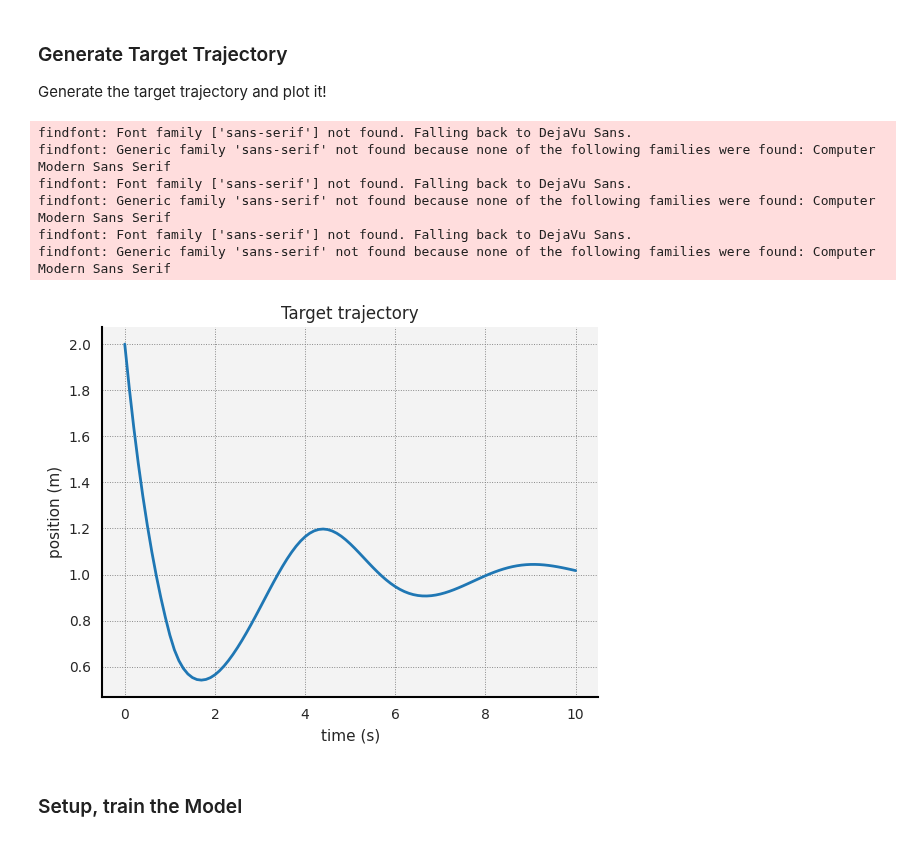
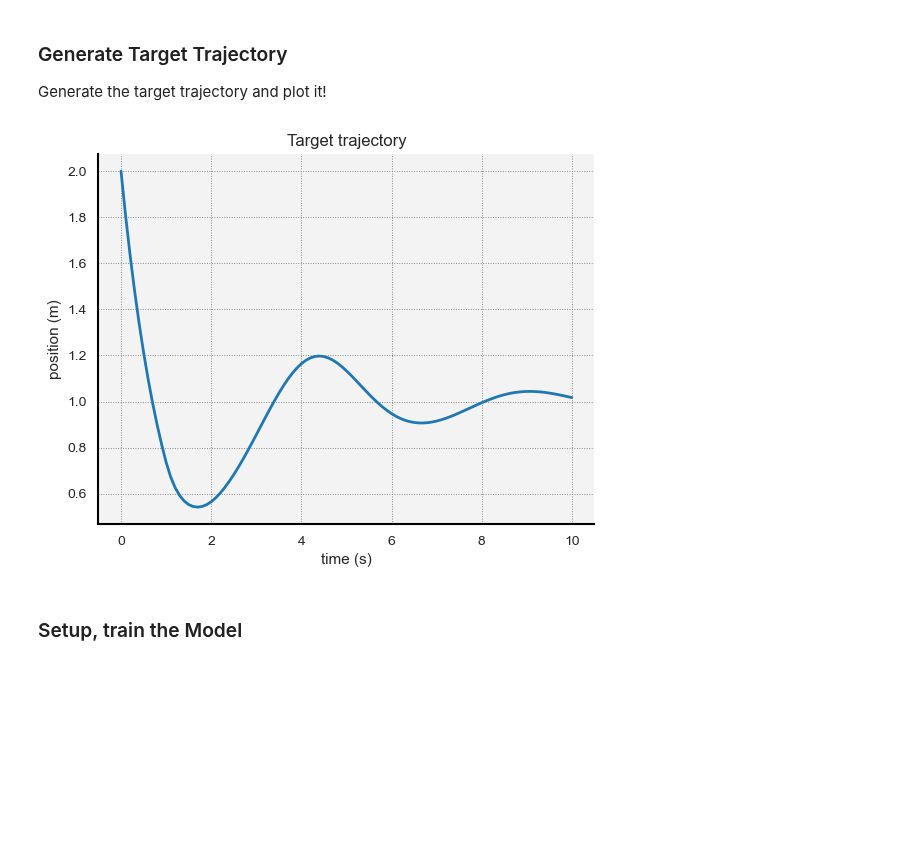
Before and after one commit to punkduckable/NDDE, a Jupyter notebook: NDDE_1D.ipynb, the cells around one changed output. Cells and saved outputs as stored; diff of their text form; code cells hidden in the pictures; blank space fills up the shorter version.

```diff
--- a/NDDE_1D.ipynb
+++ b/NDDE_1D.ipynb
@@ -53,51 +66,21 @@ from    Loss    import  l;
 Generate the target trajectory and plot it!
 # %%
 # Set up the parameters and tau value for the target trajectory.
-F_Target        = MODEL(theta_0 = 1.0, theta_1 = 1.0);
+F_Target        = Model(theta_0 = 1.0, theta_1 = 1.0);
 x_0_Target      = torch.tensor([2.0]);
 tau_Target      = torch.tensor(1.0);
 T_Target        = torch.tensor(10.0);
 
 # Get the target trajectory!
-x_Trajectory_Target, t_Trajectory_Target  = DDE_Solver(F = F_Target, x_0 = x_0_Target, tau = tau_Target, T = T_Target);
-
-
-# Now... let's set up plot formatting.
-def scale_lightness(rgb, scale_l):
-    # convert rgb to hls
-    h, l, s = colorsys.rgb_to_hls(*rgb)
-
-    # manipulate h, l, s values and return as rgb
-    return colorsys.hls_to_rgb(h, min(1, l * scale_l), s = s)
-
-seaborn.set_context(context     = "paper");
-seaborn.set_style(  style       = "darkgrid");
-mpl.rcParams["lines.linewidth"] = 2;
-mpl.rcParams["axes.linewidth"]  = 1.5;
-mpl.rcParams["axes.edgecolor"]  = "black";
-mpl.rcParams["grid.color"]      = "gray";
-mpl.rcParams["grid.linestyle"]  = "dotted";
-mpl.rcParams["grid.linewidth"]  = .67;
-mpl.rcParams["font.sans-serif"] = "Computer Modern Sans Serif"
-mpl.rcParams["xtick.labelsize"] = 10;
-mpl.rcParams["ytick.labelsize"] = 10;
-mpl.rcParams["axes.labelsize"]  = 11;
-mpl.rcParams["axes.titlesize"]  = 12;
-mpl.rcParams["axes.facecolor"]  = scale_lightness(mpl.colors.ColorConverter.to_rgb("lightgrey"), 1.15);
+x_Target, t_Target  = DDE_Solver(F = F_Target, x_0 = x_0_Target, tau = tau_Target, T = T_Target);
 
 # Finally, lets plot the target trajectory.
-seaborn.lineplot(x = t_Trajectory_Target.detach().numpy(), y = x_Trajectory_Target.reshape(-1).detach().numpy());
+seaborn.lineplot(x = t_Target, y = x_Target.reshape(-1).detach().numpy());
 seaborn.despine();
 plt.xlabel("time (s)");
 plt.ylabel("position (m)");
 plt.title("Target trajectory");
 # %% [output]
-findfont: Font family ['sans-serif'] not found. Falling back to DejaVu Sans.
-findfont: Generic family 'sans-serif' not found because none of the following families were found: Computer Modern Sans Serif
-findfont: Font family ['sans-serif'] not found. Falling back to DejaVu Sans.
-findfont: Generic family 'sans-serif' not found because none of the following families were found: Computer Modern Sans Serif
-findfont: Font family ['sans-serif'] not found. Falling back to DejaVu Sans.
-findfont: Generic family 'sans-serif' not found because none of the following families were found: Computer Modern Sans Serif
-[figure, old version]
+[figure, new version]
 # %% [markdown]
 ### Setup, train the Model
```
Also changed, not shown: parts of 7 cells of this notebook, 6 other files.
